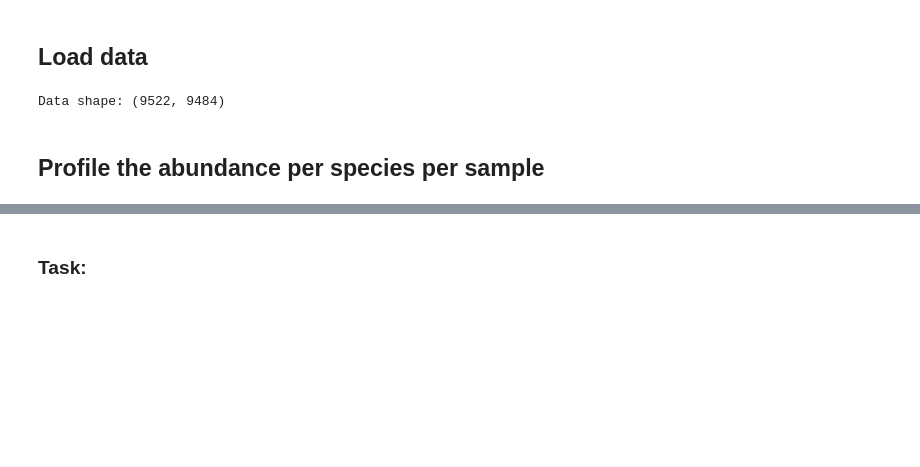
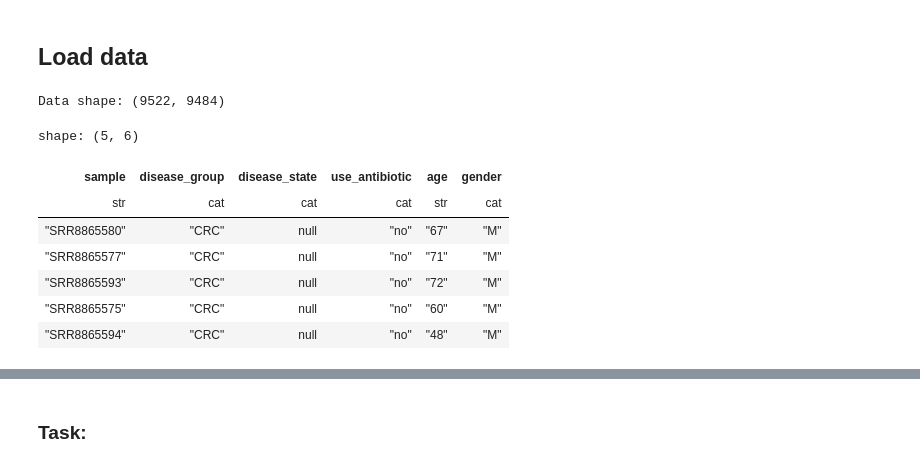
Before and after one commit to schirmer-lab/workshop-microbial-genomics-and-multiomics, a Jupyter notebook: day3_lab2_magraph_tutorial.ipynb, the cells around one changed output, grey strips where cells are left out. Cells and saved outputs as stored; diff of their text form; code cells hidden in the pictures; blank space fills up the shorter version.

```diff
--- a/day3_lab2_magraph_tutorial.ipynb
+++ b/day3_lab2_magraph_tutorial.ipynb
@@ -27,5 +28,14 @@ mds = mio.from_files(
 print(f"Data shape: {mds.shape}")  # (n_samples, n_features)
 # %% [output]
 Data shape: (9522, 9484)
-# %% [markdown]
-## Profile the abundance per species per sample
+# %%
+mds.obs.head()  # Display first few rows of sample metadata
+# %% [output]
+shape: (5, 6)
+| sample | disease_group | disease_state | use_antibiotic | age | gender |
+| str | cat | cat | cat | str | cat |
+| "SRR8865580" | "CRC" | null | "no" | "67" | "M" |
+| "SRR8865577" | "CRC" | null | "no" | "71" | "M" |
+| "SRR8865593" | "CRC" | null | "no" | "72" | "M" |
+| "SRR8865575" | "CRC" | null | "no" | "60" | "M" |
+| "SRR8865594" | "CRC" | null | "no" | "48" | "M" |
```
Also changed, not shown: parts of 26 cells of this notebook, 1 other file.
